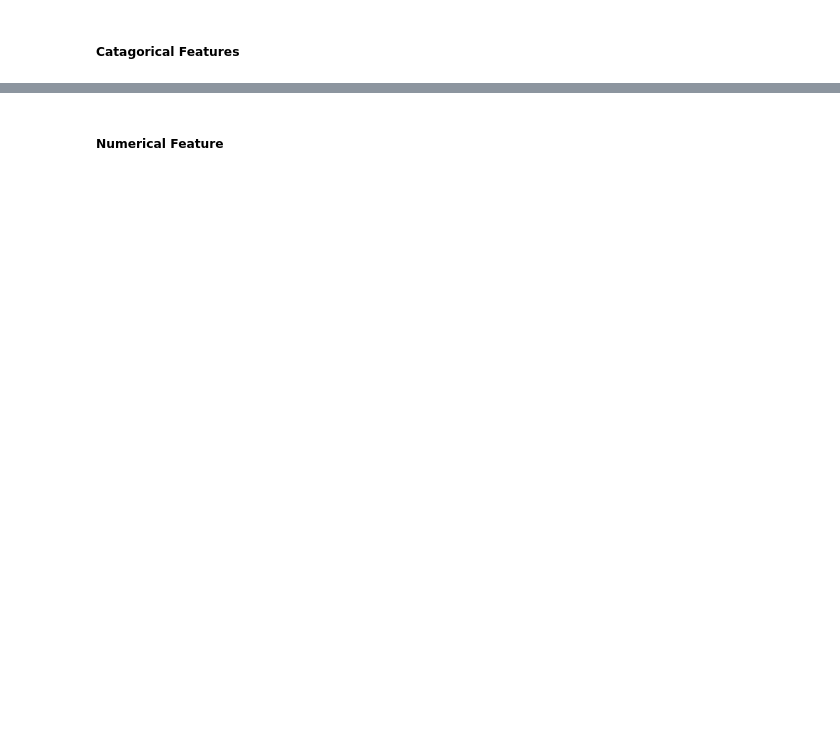
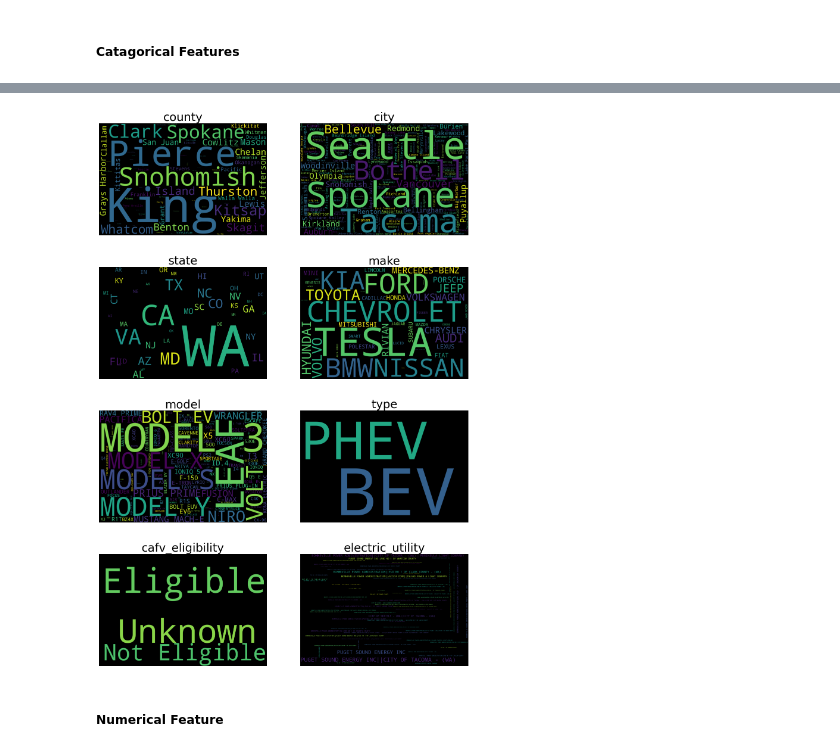
Before and after one commit to adnaaaen/eda-and-visualization, a Jupyter notebook: EV-vechicle/notebooks/eda.ipynb, the cells around one changed output, grey strips where cells are left out. Cells and saved outputs as stored; diff of their text form; code cells hidden in the pictures; blank space fills up the shorter version.

```diff
--- a/EV-vechicle/notebooks/eda.ipynb
+++ b/EV-vechicle/notebooks/eda.ipynb
@@ -159,3 +313,8 @@ plt.show()
+# %%
+plt.figure(figsize=(16,24))
+vis_helper.plot_wordcloud(df, columns=catagorical_columns)
+# %% [output]
+[figure, added]
 # %% [markdown]
 ##### **Numerical Feature**
 # %%
```
Also changed, not shown: parts of 39 cells of this notebook, 4 other files.
